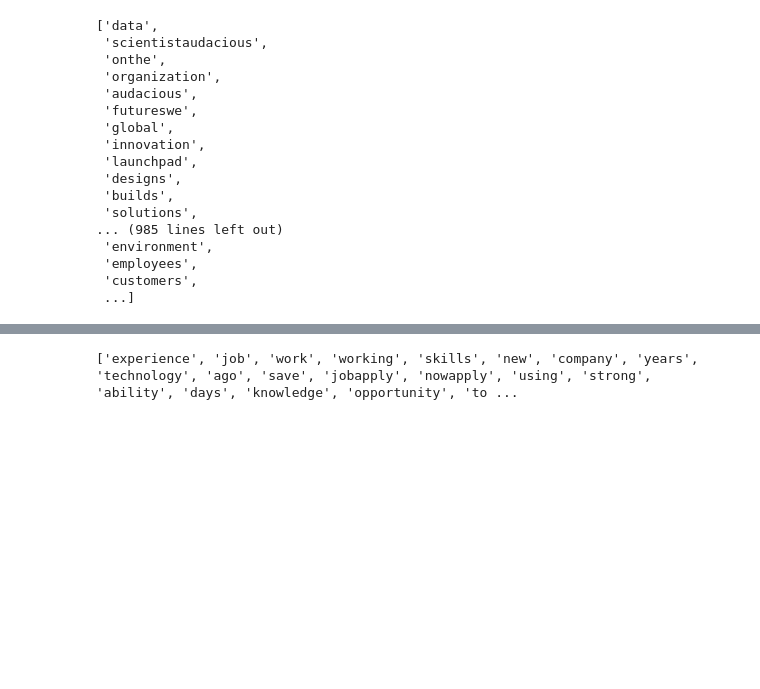
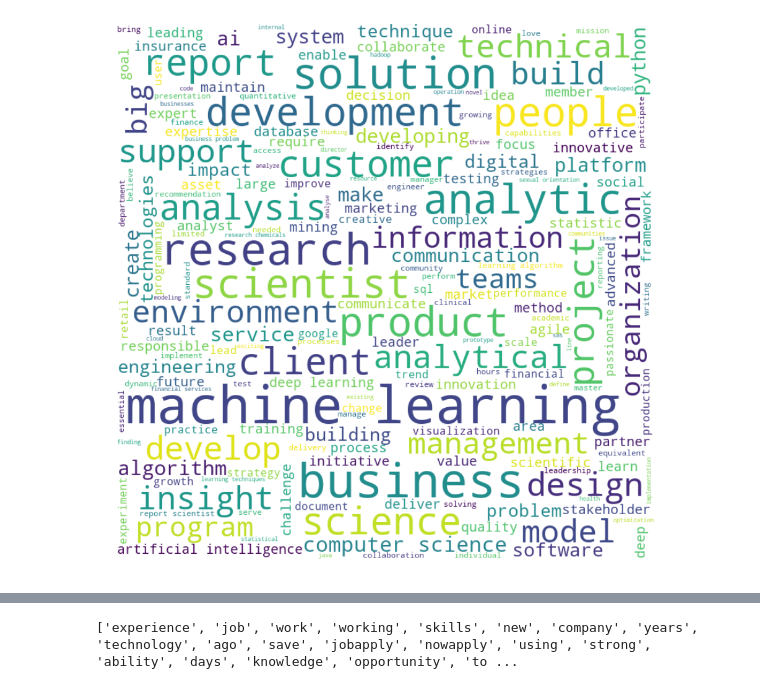
Before and after one commit to georgeliu1998/ideal_profiles, a Jupyter notebook: ideal_profiles_2.ipynb, the cells around one changed output, grey strips where cells are left out. Saved outputs shown, nothing was run; the diff lists cells and outputs as text; code cells hidden in the pictures; blank space fills up the shorter version.

Commit message:
Plot all three profiles

```diff
--- a/ideal_profiles_2.ipynb
+++ b/ideal_profiles_2.ipynb
@@ -7,30 +7,43 @@ import nltk
 from scrape_data import *
 from process_text import *
 from helper import *
-# %%
-data = load_data('data_scientist.json')
-# %%
-text_list = make_text_list(data, first_n_postings=100)
-cleaned_text = clean_text(text_list)
-# %%
-cleaned_text
-# %% [output]
-['data',
- 'scientistaudacious',
- 'onthe',
- 'organization',
- 'audacious',
- 'futureswe',
- 'global',
- 'innovation',
- 'launchpad',
- 'designs',
- 'builds',
- 'solutions',
-... (985 lines left out)
- 'environment',
- 'employees',
- 'customers',
- ...]
-# %%
-text = cleaned_text
+# %%
+def plot_profile(title, first_n_postings, max_words=200, return_posting=False):
+    """
+    Loads the corresponding json file, extracts the first_n job postings and plot the wordcloud profile.
+
+    Parameters:
+        title: the job title such as "data scientist"
+        first_n_postings: int, the first n job postings to use for the plot.
+
+    Returns:
+        nth_posting: the nth job posting as a string. This helps to verify the first_n_postings param used.
+
+    """
+    # Convert title to full file name then load the data
+    file_name = '_'.join(title.split()) + '.json'
+    data = load_data(file_name)
+    # Get the posting
+    if return_posting:
+        n_posting = data[str(first_n_postings)]
+        return n_posting
+
+    text_list = make_text_list(data, first_n_postings)
+    cleaned_text = clean_text(text_list)
+
+    # Get the stop words to use
+    with open('stopwords.csv', 'r', newline='') as f:
+        reader = csv.reader(f)
+        stop_list = list(reader)[0]
+
+    # Join the tokens into a string for plotting
+    text = ' '.join(cleaned_text)
+    to_file_name = '_'.join(title.split())
+    plot_wc(text, max_words, stopwords_list=stop_list, to_file_name=to_file_name)
+
+    #return n_posting
+# %%
+#plot_profile('data scientist', first_n_postings=110, return_posting=True)
+plot_profile('data scientist', max_words=200, first_n_postings=110)
+# %% [output]
+[figure, added]
```
Also changed, not shown: parts of 7 cells of this notebook.
